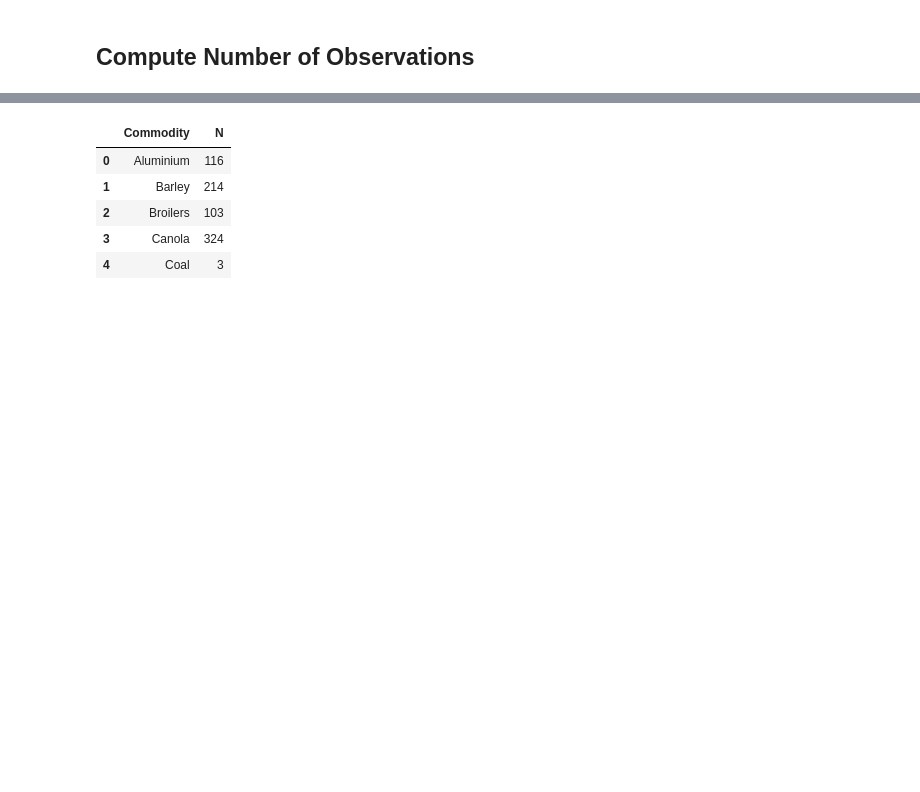
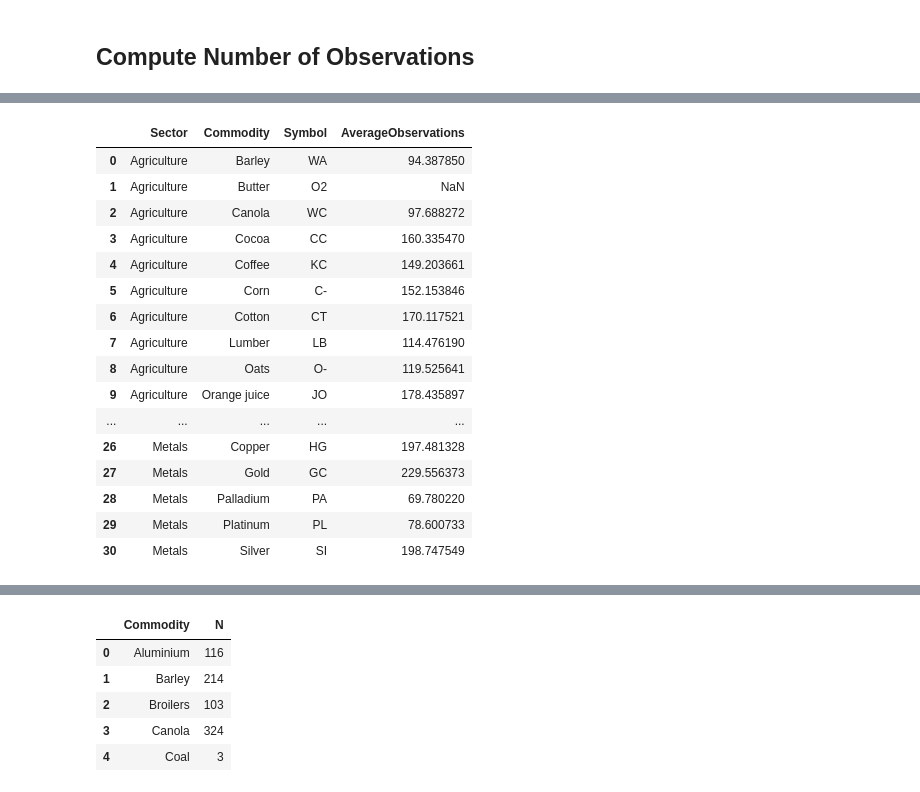
Before and after one commit to Raafayuqaily/DS-Commodities-Final-Project, a Jupyter notebook: src/Data_Analysis_Preparation_02272024.ipynb, the cells around one changed output, grey strips where cells are left out. Saved outputs shown, nothing was run; the diff lists cells and outputs as text; code cells hidden in the pictures; blank space fills up the shorter version.

```diff
--- a/src/Data_Analysis_Preparation_02272024.ipynb
+++ b/src/Data_Analysis_Preparation_02272024.ipynb
@@ -3,12 +3,20 @@ Data Analysis
 # %%
 import warnings
 warnings.filterwarnings("ignore")
-
-import _pickle as cPickle
+import config
+from pathlib import Path
 import pandas as pd
 import numpy as np
+
+DATA_DIR = Path(config.DATA_DIR)
+
+data_dir = DATA_DIR
 # %%
-cmdty_entire_df = pd.read_csv('commodities_data.csv')
+
+file_name = "commodities_data.csv"
+file_path = Path(data_dir) / "manual" / file_name
+
+cmdty_entire_df = pd.read_csv(file_path)
 cmdty_entire_df['Date'] = pd.to_datetime(cmdty_entire_df['Date'])
 cmdty_entire_df['YearMonth'] = cmdty_entire_df['Date'].dt.to_period('M')
 cmdty_entire_df.head()
@@ -48,3 +56,7 @@ cmdty_cntrct_2_df.head()
 | 1991-04-01 | Barley | 2 | 188.96 | 1991-04 |
 # %% [markdown]
 ## Compute Number of Observations
+# %%
+monthly_observations = cmdty_entire_df.groupby(['Commodity', 'YearMonth']).size().reset_index(name='Observations')
+average_monthly_observations = monthly_observations.groupby('Commodity')['Observations'].mean().reset_index(name='AverageObservations')
+average_monthly_observations
@@ -50,0 +144,22 @@ cmdty_cntrct_2_df.head()
+# %%
+new = pd.merge(df, average_monthly_observations, left_on='Commodity', right_on='Commodity', how='left')
+new['AverageObservations'].dropna()
+new
+# %% [output]
+|  | Sector | Commodity | Symbol | AverageObservations |
+| 0 | Agriculture | Barley | WA | 94.387850 |
+| 1 | Agriculture | Butter | O2 | NaN |
+| 2 | Agriculture | Canola | WC | 97.688272 |
+| 3 | Agriculture | Cocoa | CC | 160.335470 |
+| 4 | Agriculture | Coffee | KC | 149.203661 |
+| 5 | Agriculture | Corn | C- | 152.153846 |
+| 6 | Agriculture | Cotton | CT | 170.117521 |
+| 7 | Agriculture | Lumber | LB | 114.476190 |
+| 8 | Agriculture | Oats | O- | 119.525641 |
+| 9 | Agriculture | Orange juice | JO | 178.435897 |
+| ... | ... | ... | ... | ... |
+| 26 | Metals | Copper | HG | 197.481328 |
+| 27 | Metals | Gold | GC | 229.556373 |
+| 28 | Metals | Palladium | PA | 69.780220 |
+| 29 | Metals | Platinum | PL | 78.600733 |
+| 30 | Metals | Silver | SI | 198.747549 |
```
Also changed, not shown: parts of 3 cells of this notebook.
